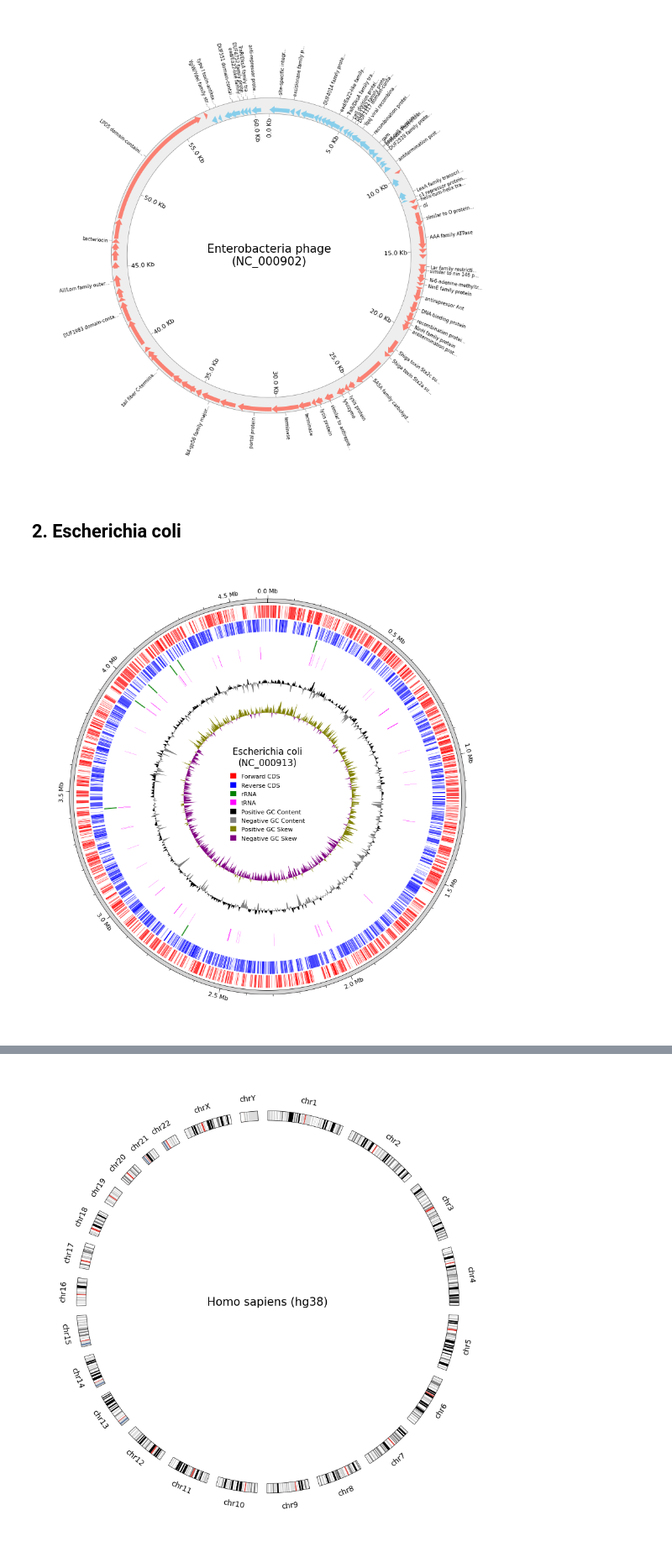
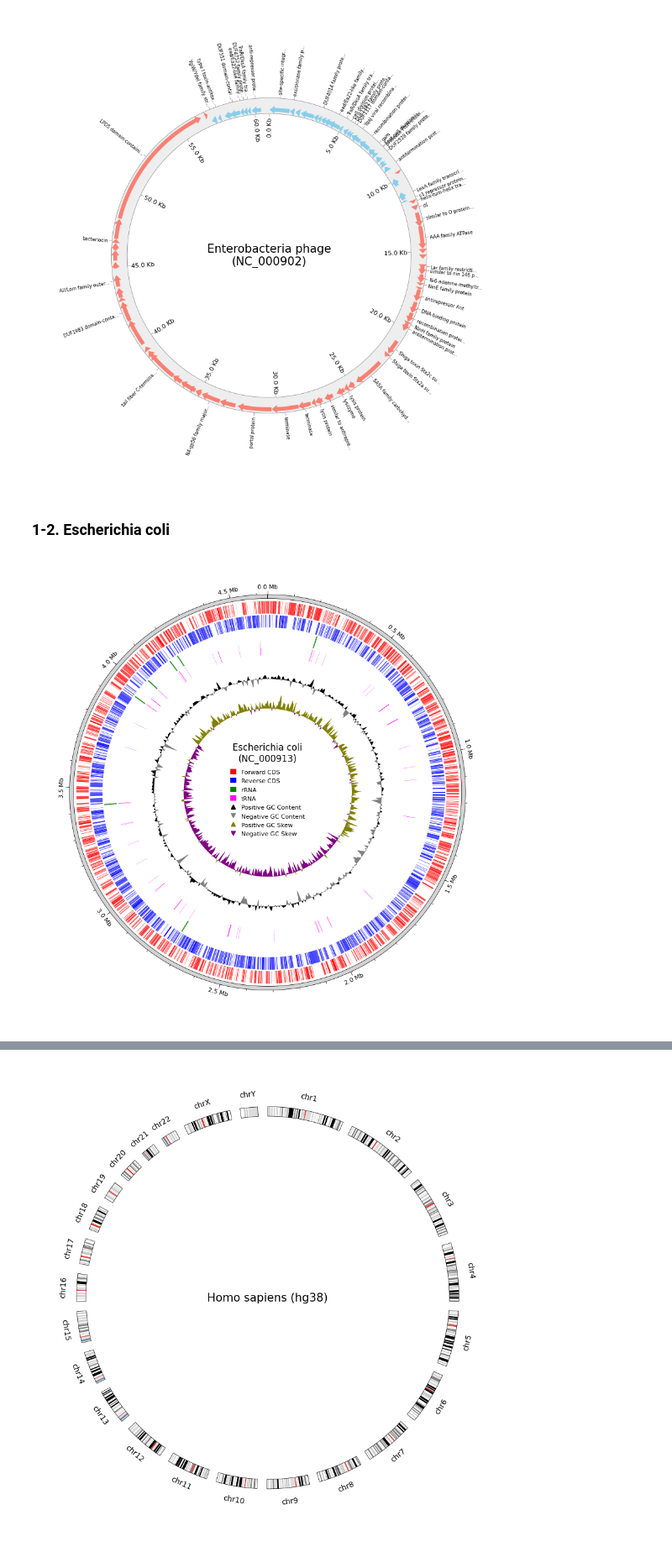
Before and after one commit to moshi4/pyCirclize, a Jupyter notebook: docs/circos_plot.ipynb, the cells around one changed output, grey strips where cells are left out. Shown at 84% size. Cells and saved outputs as stored; diff of their text form; code cells hidden in the pictures.

```diff
--- a/docs/circos_plot.ipynb
+++ b/docs/circos_plot.ipynb
@@ -35,10 +40,10 @@ cds_track.genomic_features(
 )
 # Extract CDS product labels
 pos_list, labels = [], []
-for f in gff.extract_features("CDS"):
-    start, end = int(str(f.location.end)), int(str(f.location.start))
+for feat in gff.extract_features("CDS"):
+    start, end = int(str(feat.location.end)), int(str(feat.location.start))
     pos = (start + end) / 2
-    label = f.qualifiers.get("product", [""])[0]
+    label = feat.qualifiers.get("product", [""])[0]
     if label == "" or label.startswith("hypothetical"):
         continue
     if len(label) > 20:
@@ -68,13 +73,14 @@ fig = circos.plotfig()
 # %% [output]
 [figure]
 # %% [markdown]
-## 2. Escherichia coli
+### 1-2. Escherichia coli
 # %%
 from pycirclize import Circos
 from pycirclize.parser import Genbank
 from pycirclize.utils import load_prokaryote_example_file
 import numpy as np
 from matplotlib.patches import Patch
+from matplotlib.lines import Line2D
 
 # Load Genbank file
 gbk_file = load_prokaryote_example_file("escherichia_coli.gbk.gz")
@@ -121,36 +127,36 @@ gc_content_track.fill_between(
 )
 gc_content_track.fill_between(
     pos_list, negative_gc_contents, 0, vmin=vmin, vmax=vmax, color="grey"
 )
 
 # Plot GC skew
 gc_skew_track = sector.add_track((35, 50))
 
 pos_list, gc_skews = gbk.calc_gc_skew()
 positive_gc_skews = np.where(gc_skews > 0, gc_skews, 0)
 negative_gc_skews = np.where(gc_skews < 0, gc_skews, 0)
 abs_max_gc_skew = np.max(np.abs(gc_skews))
 vmin, vmax = -abs_max_gc_skew, abs_max_gc_skew
 gc_skew_track.fill_between(
     pos_list, positive_gc_skews, 0, vmin=vmin, vmax=vmax, color="olive"
 )
 gc_skew_track.fill_between(
     pos_list, negative_gc_skews, 0, vmin=vmin, vmax=vmax, color="purple"
 )
 
 fig = circos.plotfig()
 
 # Add legend
 handles = [
     Patch(color="red", label="Forward CDS"),
     Patch(color="blue", label="Reverse CDS"),
     Patch(color="green", label="rRNA"),
     Patch(color="magenta", label="tRNA"),
-    Patch(color="black", label="Positive GC Content"),
-    Patch(color="grey", label="Negative GC Content"),
-    Patch(color="olive", label="Positive GC Skew"),
-    Patch(color="purple", label="Negative GC Skew"),
+    Line2D([], [], color="black", label="Positive GC Content", marker="^", ms=6, ls="None"),
+    Line2D([], [], color="grey", label="Negative GC Content", marker="v", ms=6, ls="None"),
+    Line2D([], [], color="olive", label="Positive GC Skew", marker="^", ms=6, ls="None"),
+    Line2D([], [], color="purple", label="Negative GC Skew", marker="v", ms=6, ls="None"),
 ]
-_ = fig.legend(handles=handles, bbox_to_anchor=(0.5, 0.475), loc="center", fontsize=8)
+_ = circos.ax.legend(handles=handles, bbox_to_anchor=(0.5, 0.475), loc="center", fontsize=8)
 # %% [output]
-[figure, old version]
+[figure, new version]
```
Also changed, not shown: parts of 10 cells of this notebook, 1 other file.
